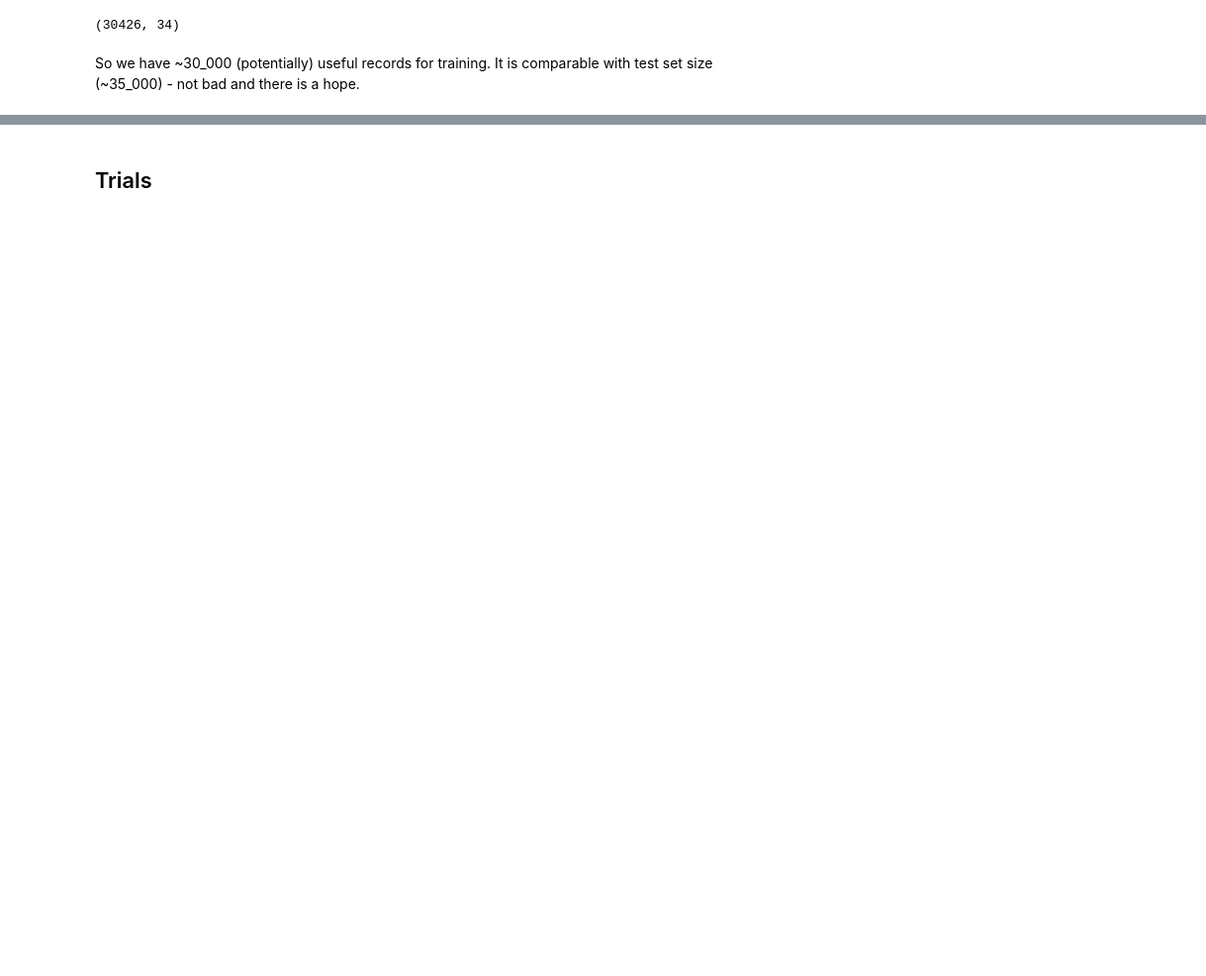
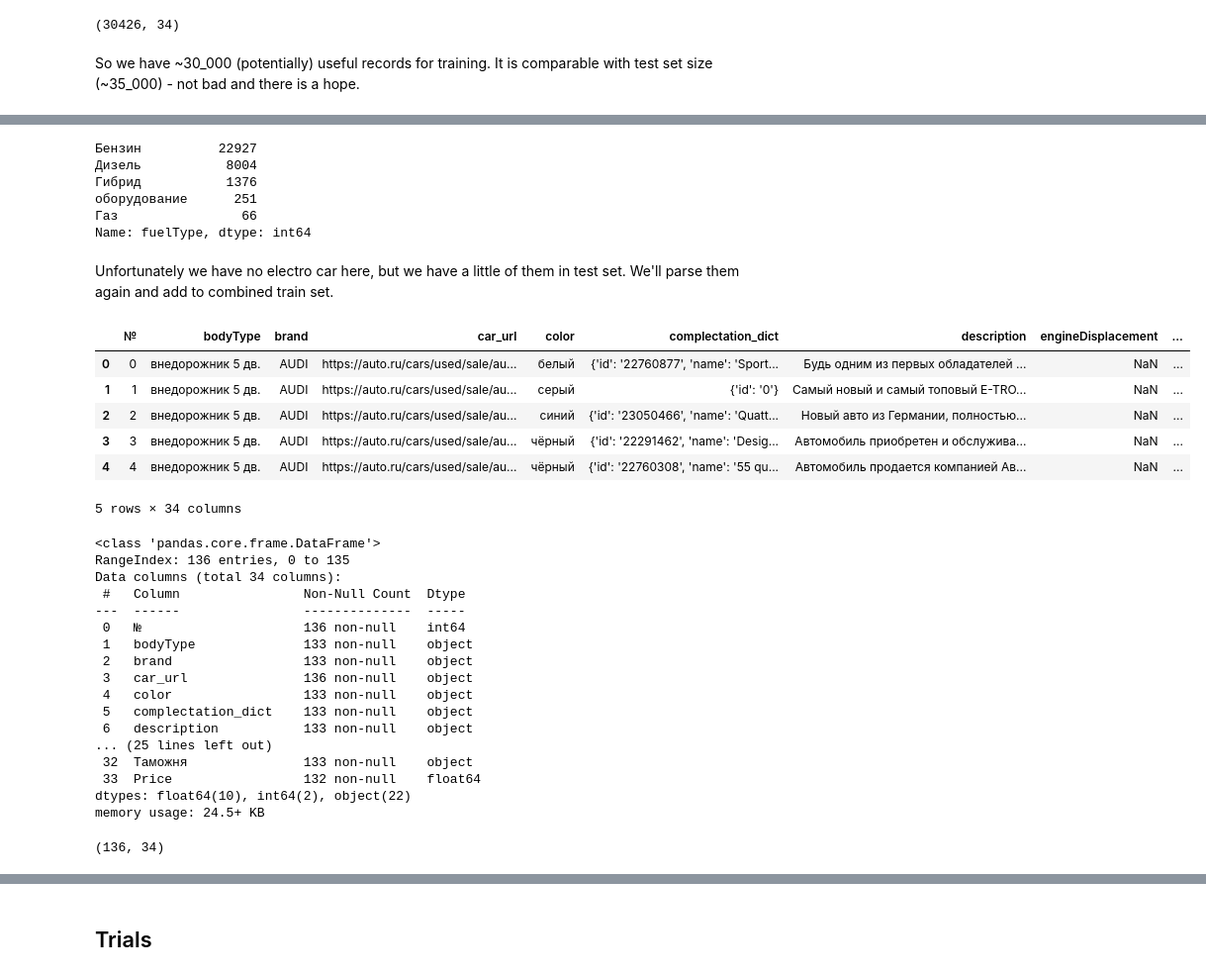
Before and after one commit to PavelKucherenko/sf-ds50-course, a Jupyter notebook: module_5/Parsing/Parsing.ipynb, the cells around one changed output, grey strips where cells are left out. Shown at 99% size. Drawn from its saved outputs; the diff is of its cells as text; code cells hidden in the pictures; blank space fills up the shorter version.

```diff
--- a/module_5/Parsing/Parsing.ipynb
+++ b/module_5/Parsing/Parsing.ipynb
@@ -486,0 +577,42 @@ So we have ~30_000 (potentially) useful records for training. It is comparable w
+# %%
+df_parsed['fuelType'].value_counts()
+# %% [output]
+Бензин          22927
+Дизель           8004
+Гибрид           1376
+оборудование      251
+Газ                66
+Name: fuelType, dtype: int64
+# %% [markdown]
+Unfortunately we have no electro car here, but we have a little of them in test set. We'll parse them again and add to combined train set.
+# %%
+df_parsed_electro = pd.read_csv(f'{DATA_DIR}/parsed_car_electro_data__13_16__06_02_2022.csv')
+display(df_parsed_electro.head())
+df_parsed_electro.info()
+df_parsed_electro.shape
+# %% [output]
+|  | № | bodyType | brand | car_url | color | complectation_dict | description | engineDisplacement | ... |
+| 0 | 0 | внедорожник 5 дв. | AUDI | https://auto.ru/cars/used/sale/au... | белый | {'id': '22760877', 'name': 'Sport... | Будь одним из первых обладателей ... | NaN | ... |
+| 1 | 1 | внедорожник 5 дв. | AUDI | https://auto.ru/cars/used/sale/au... | серый | {'id': '0'} | Самый новый и самый топовый E-TRO... | NaN | ... |
+| 2 | 2 | внедорожник 5 дв. | AUDI | https://auto.ru/cars/used/sale/au... | синий | {'id': '23050466', 'name': 'Quatt... | Новый авто из Германии, полностью... | NaN | ... |
+| 3 | 3 | внедорожник 5 дв. | AUDI | https://auto.ru/cars/used/sale/au... | чёрный | {'id': '22291462', 'name': 'Desig... | Автомобиль приобретен и обслужива... | NaN | ... |
+| 4 | 4 | внедорожник 5 дв. | AUDI | https://auto.ru/cars/used/sale/au... | чёрный | {'id': '22760308', 'name': '55 qu... | Автомобиль продается компанией Ав... | NaN | ... |
+5 rows × 34 columns
+<class 'pandas.core.frame.DataFrame'>
+RangeIndex: 136 entries, 0 to 135
+Data columns (total 34 columns):
+ #   Column                Non-Null Count  Dtype
+---  ------                --------------  -----
+ 0   №                     136 non-null    int64
+ 1   bodyType              133 non-null    object
+ 2   brand                 133 non-null    object
+ 3   car_url               136 non-null    object
+ 4   color                 133 non-null    object
+ 5   complectation_dict    133 non-null    object
+ 6   description           133 non-null    object
+... (25 lines left out)
+ 32  Таможня               133 non-null    object
+ 33  Price                 132 non-null    float64
+dtypes: float64(10), int64(2), object(22)
+memory usage: 24.5+ KB
+(136, 34)
```
Also changed, not shown: parts of 14 cells of this notebook, 2 other files.
